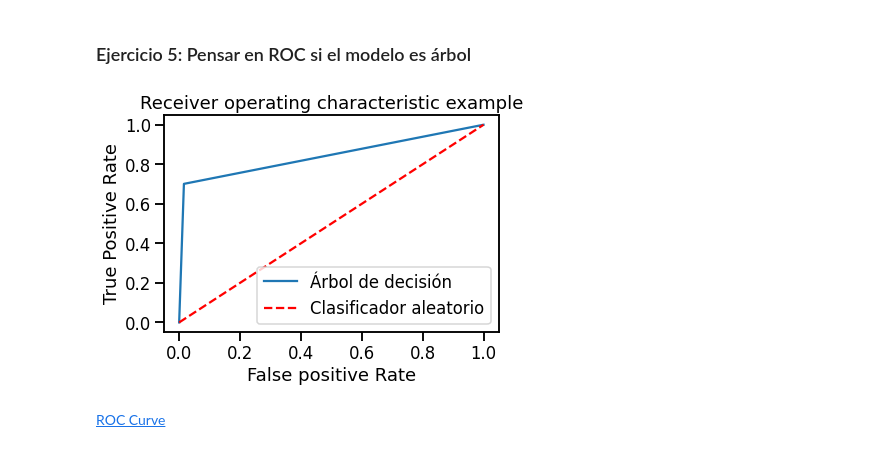
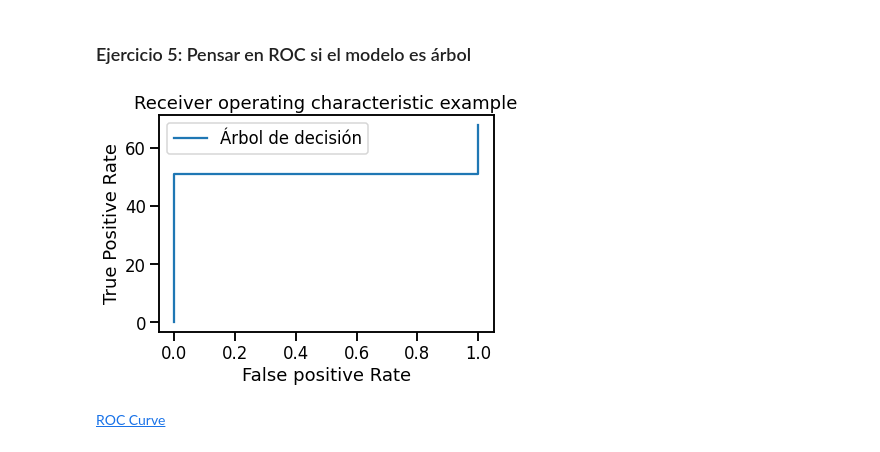
Before and after one commit to guillermohenrion/Intro-Python, a Jupyter notebook: Data_preparation_&_evaluation.ipynb, the cells around one changed output. Saved outputs shown, nothing was run; the diff lists cells and outputs as text; code cells hidden in the pictures.

```diff
--- a/Data_preparation_&_evaluation.ipynb
+++ b/Data_preparation_&_evaluation.ipynb
@@ -474,14 +475,26 @@ roc_auc_score(y_test,y_pred)
 # %% [markdown]
 ### Ejercicio 5: Pensar en ROC si el modelo es árbol
-# %%
-plt.plot(fpr, tpr, label='Árbol de decisión')
-plt.plot(fpr,fpr,'r--',label='Clasificador aleatorio')
-plt.xlabel('False positive Rate')
-plt.ylabel('True Positive Rate')
-plt.title('Receiver operating characteristic example')
-plt.legend()
-plt.show()
-# %% [output]
-[figure, removed]
+# %%
+pd_roc=pd.concat([pd.DataFrame(y_pred), pd.DataFrame(y_test)], axis=1)
+pd_roc.columns=['pred', 'test']
+pd_roc.sort_values(by=['pred', 'test'], ascending=False)
+
+roc=[]
+for i in range(1, len(pd_roc)):
+  pd_aux=pd_roc[:i]
+  pd_tpr=pd_aux[(pd_aux['pred']==1) & (pd_aux['test']==1)]
+  pd_fpr=pd_aux[(pd_aux['pred']==1) & (pd_aux['test']==0)]
+  roc.append([len(pd_tpr), len(pd_fpr)])
+tpr_fpr=pd.DataFrame(roc)
+tpr_fpr.columns=['tpr','fpr']
+
+plt.plot(tpr_fpr['fpr'], tpr_fpr['tpr'], label='Árbol de decisión')
+plt.xlabel('False positive Rate')
+plt.ylabel('True Positive Rate')
+plt.title('Receiver operating characteristic example')
+plt.legend()
+plt.show()
+# %% [output]
+[figure, added]
 # %% [markdown]
 [ROC Curve](http://arogozhnikov.github.io/2015/10/05/roc-curve.html)
```
Also changed, not shown: parts of 2 cells of this notebook.
